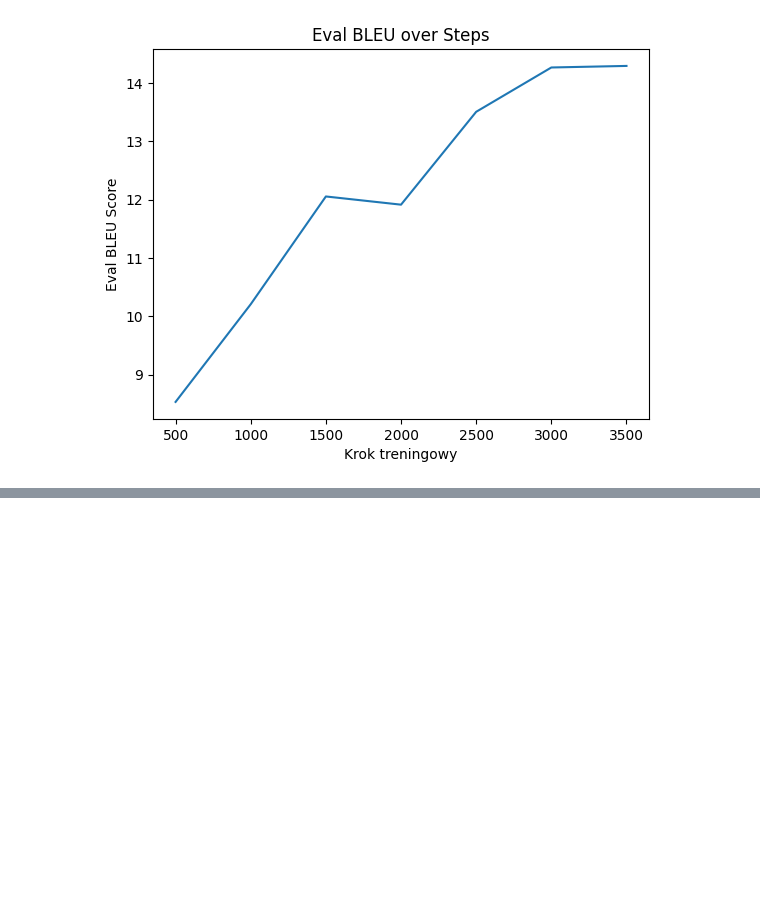
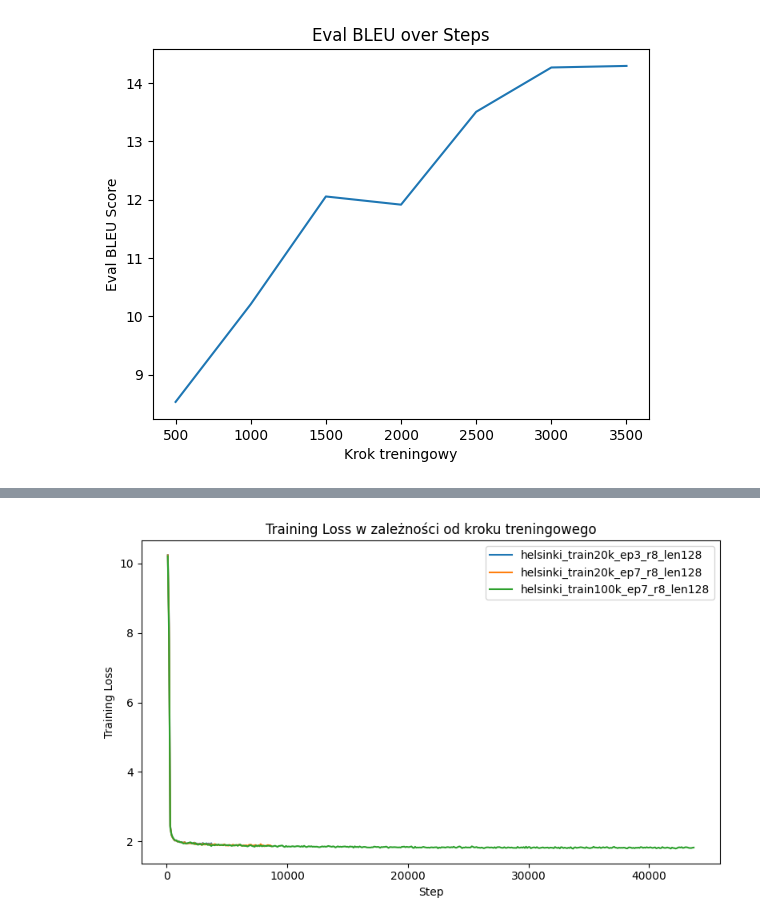
Before and after one commit to Arkadiusz4/lingofusion, a Jupyter notebook: notebooks/translation.ipynb, the cells around one changed output, grey strips where cells are left out. Saved outputs shown, nothing was run; the diff lists cells and outputs as text; code cells hidden in the pictures; blank space fills up the shorter version.

```diff
--- a/notebooks/translation.ipynb
+++ b/notebooks/translation.ipynb
@@ -329,0 +708,33 @@ else:
+# %%
+def extract_loss_history(trainer):
+    """
+    Z obiektu Trainer wyciąga listę słowników 'log_history',
+    filtruje wpisy, które mają klucze 'loss' (trening) i 'eval_loss' (validation).
+    Zwraca dwa DataFrame'y: jeden z loss, drugi z eval_loss.
+    """
+    history = trainer.state.log_history  # lista słowników
+
+    train_entries = [entry for entry in history if "loss" in entry and "epoch" in entry]
+
+    eval_entries = [entry for entry in history if "eval_loss" in entry]
+
+    df_train = pd.DataFrame(train_entries)[["step", "epoch", "loss"]].dropna().reset_index(drop=True)
+    df_eval = pd.DataFrame(eval_entries)[["step", "epoch", "eval_loss"]].dropna().reset_index(drop=True)
+    return df_train, df_eval
+
+train_hist_1, eval_hist_1 = extract_loss_history(trainer_1)
+train_hist_2, eval_hist_2 = extract_loss_history(trainer_2)
+train_hist_3, eval_hist_3 = extract_loss_history(trainer_3)
+# %%
+plt.figure(figsize=(8, 5))
+plt.plot(train_hist_1["step"], train_hist_1["loss"], label=exp_name_1)
+plt.plot(train_hist_2["step"], train_hist_2["loss"], label=exp_name_2)
+plt.plot(train_hist_3["step"], train_hist_3["loss"], label=exp_name_3)
+plt.xlabel("Step")
+plt.ylabel("Training Loss")
+plt.title("Training Loss w zależności od kroku treningowego")
+plt.legend()
+plt.tight_layout()
+plt.show()
+# %% [output]
+[figure, added]
```
Also changed, not shown: parts of 68 cells of this notebook, 10 other files.
